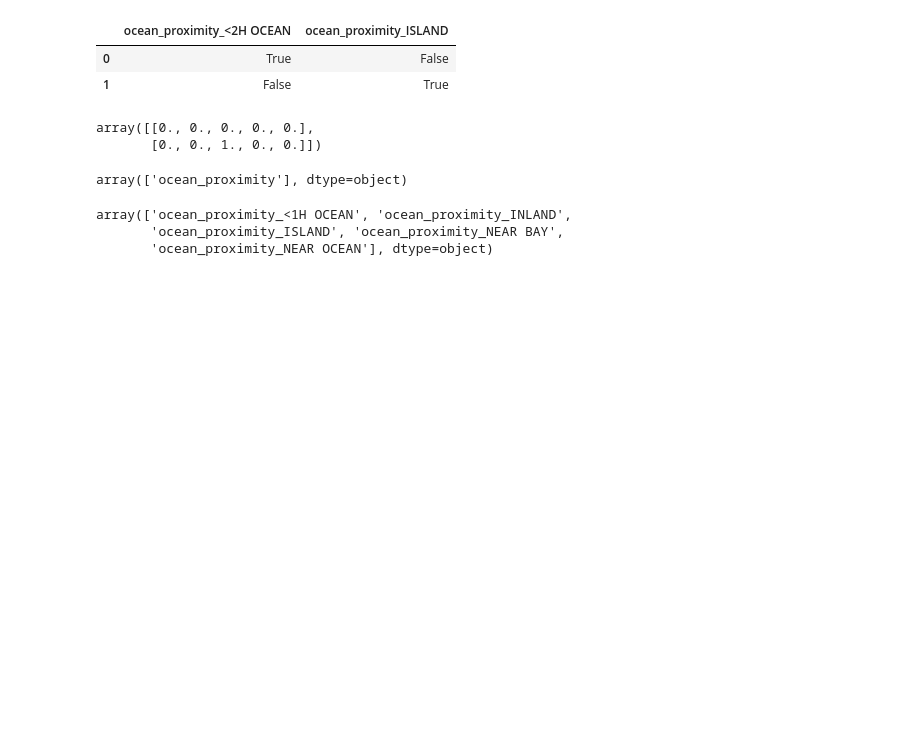
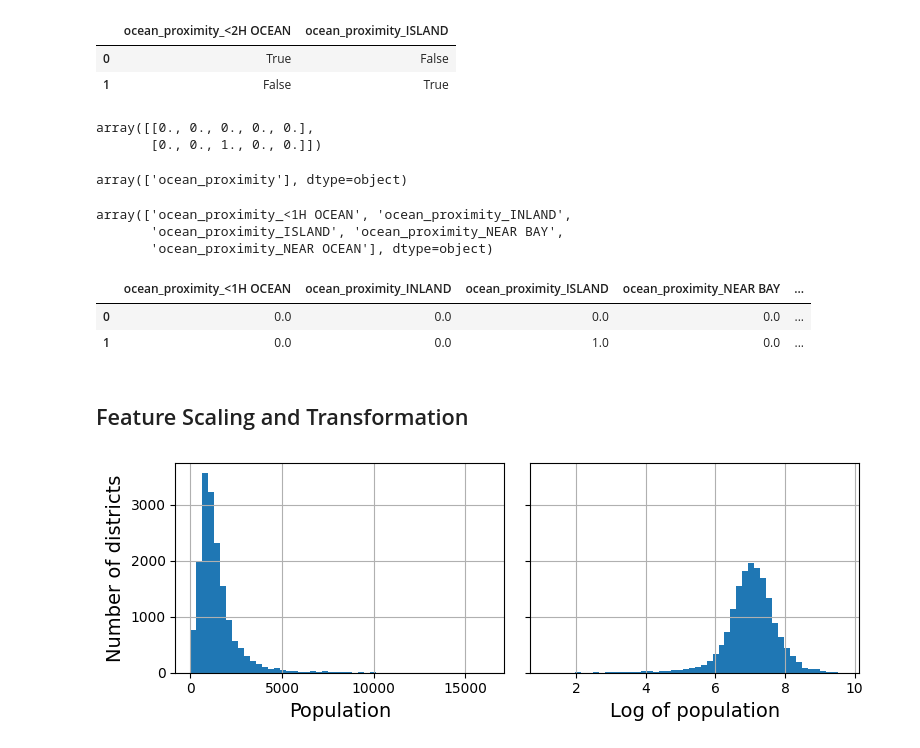
Before and after one commit to Wil1756/House-Price-Predictions, a Jupyter notebook: Housing_Price_Predictor.ipynb, the cells around one changed output. Saved outputs shown, nothing was run; the diff lists cells and outputs as text; code cells hidden in the pictures; blank space fills up the shorter version.

Commit message:
feature scaling & transformation

```diff
--- a/Housing_Price_Predictor.ipynb
+++ b/Housing_Price_Predictor.ipynb
@@ -632,3 +623,11 @@ array(['ocean_proximity_<1H OCEAN', 'ocean_proximity_INLAND',
 df_output = pd.DataFrame(cat_encoder.transform(df_test_unk),
                          columns=cat_encoder.get_feature_names_out(),
                          index=df_test_unk.index)
+# %%
+df_output
+# %% [output]
+|  | ocean_proximity_<1H OCEAN | ocean_proximity_INLAND | ocean_proximity_ISLAND | ocean_proximity_NEAR BAY | ... |
+| 0 | 0.0 | 0.0 | 0.0 | 0.0 | ... |
+| 1 | 0.0 | 0.0 | 1.0 | 0.0 | ... |
+# %% [markdown]
+## Feature Scaling and Transformation
@@ -634,0 +644,11 @@ df_output = pd.DataFrame(cat_encoder.transform(df_test_unk),
+# %%
+fig, axs = plt.subplots(1, 2, figsize=(8,3), sharey=True)
+housing["population"].hist(ax=axs[0], bins=50)
+housing["population"].apply(np.log).hist(ax=axs[1], bins=50)
+axs[0].set_xlabel("Population")
+axs[1].set_xlabel("Log of population")
+axs[0].set_ylabel("Number of districts")
+save_fig("Transforming a feature to make it closer to a Gaussian distribution")
+plt.show()
+# %% [output]
+[figure, added]
```
Also changed, not shown: parts of 10 cells of this notebook.
